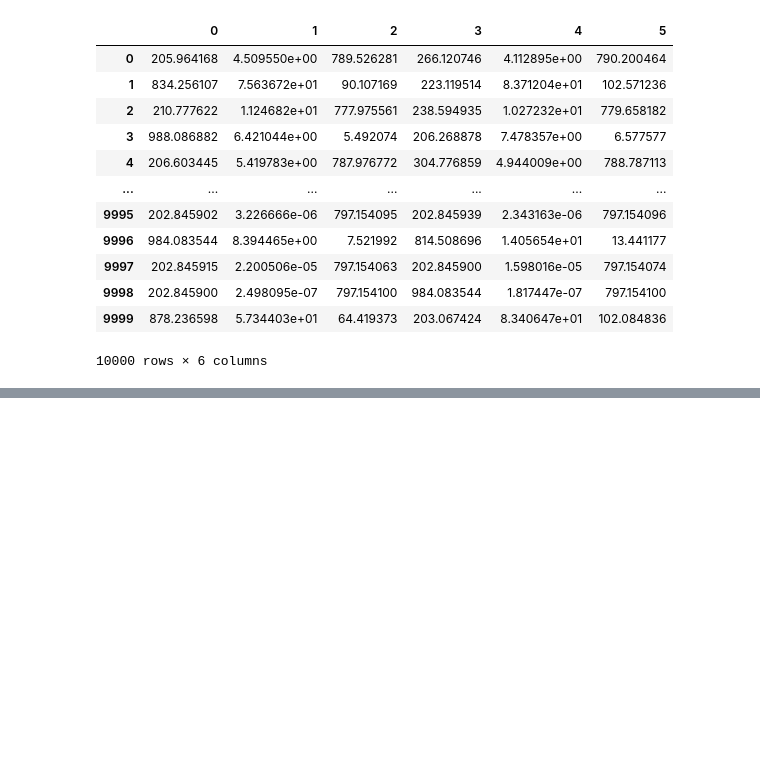
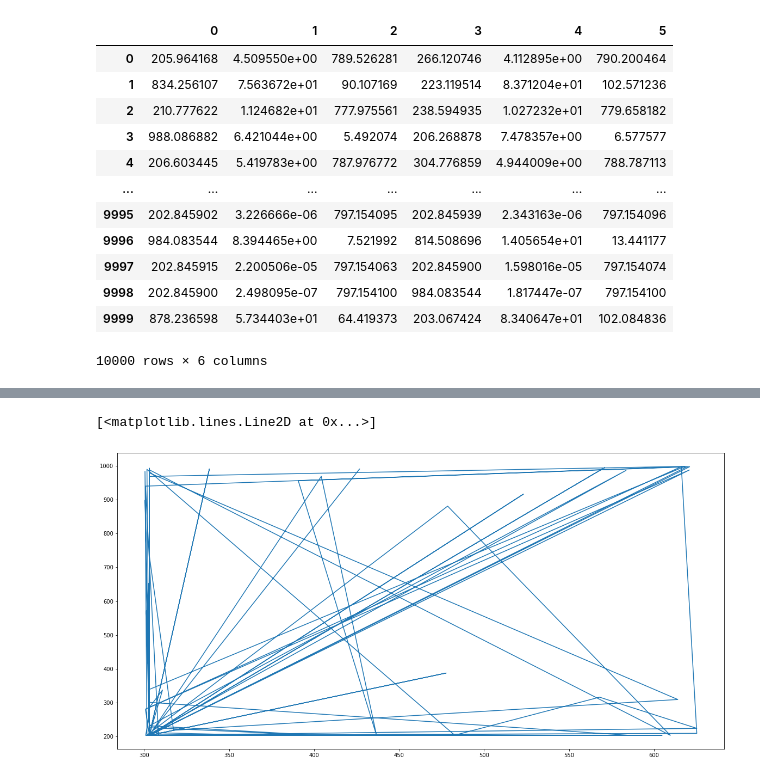
Before and after one commit to dharma610/Neural-network-model-for-compartmenral-model-SIR-and-SEIR-, a Jupyter notebook: project.ipynb, the cells around one changed output, grey strips where cells are left out. Drawn from its saved outputs; the diff is of its cells as text; code cells hidden in the pictures; blank space fills up the shorter version.

```diff
--- a/project.ipynb
+++ b/project.ipynb
@@ -150,3 +147,6 @@ y = data[["recovered(O)","infected(O)","suspectible(O)"]]
+# %%
+X = data[[0,1,2]]
+y = data[[3,4,5]]
 # %%
 from sklearn.model_selection import train_test_split
 # %%
@@ -294,0 +209,6 @@ plotsir(col_3, S_pred[0], I_pred[0], R_pred[0])  # plot of S,I,R (predicted) vs
+# %%
+y_pred1 = model.predict(X_train)
+y_pred2 = model.predict(X_test)
+# %%
+df_7 = pd.DataFrame(y_pred1)
+df_8 = pd.DataFrame(y_pred2)
@@ -294,0 +247,6 @@ plotsir(col_3, S_pred[0], I_pred[0], R_pred[0])  # plot of S,I,R (predicted) vs
+# %%
+plt.figure(figsize=(20,10))
+plt.plot(df_7[0].iloc[0:100],y_train[3].iloc[0:100])
+# %% [output]
+[<matplotlib.lines.Line2D at 0x...>]
+[figure, added]
```
Also changed, not shown: parts of 13 cells of this notebook.
